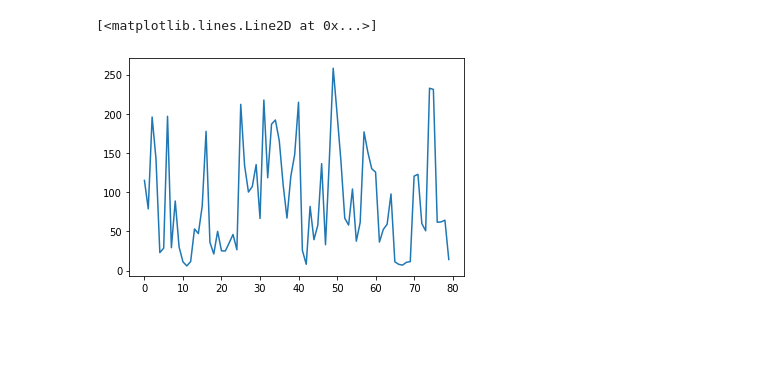
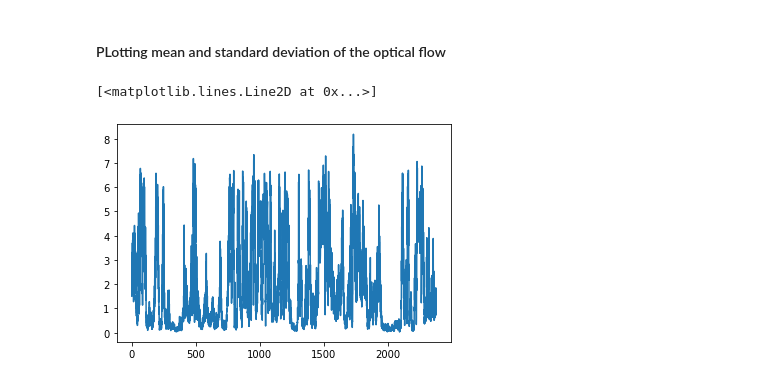
Before and after one commit to lucky-verma/FoodVR, a Jupyter notebook: dense.ipynb, the cells around one changed output. Cells and saved outputs as stored; diff of their text form; code cells hidden in the pictures; blank space fills up the shorter version.

```diff
--- a/dense.ipynb
+++ b/dense.ipynb
@@ -27,5 +140,8 @@ plt.plot(std_per_second)
-# %%
-plt.plot(mean_per_second)
-# %% [output]
-[<matplotlib.lines.Line2D at 0x...>]
-[figure, removed]
+# %% [markdown]
+#### PLotting mean and standard deviation of the optical flow
+# %%
+# mean per frame
+plt.plot(meanList)
+# %% [output]
+[<matplotlib.lines.Line2D at 0x...>]
+[figure, added]
```
Also changed, not shown: parts of 15 cells of this notebook, 2 other files.
